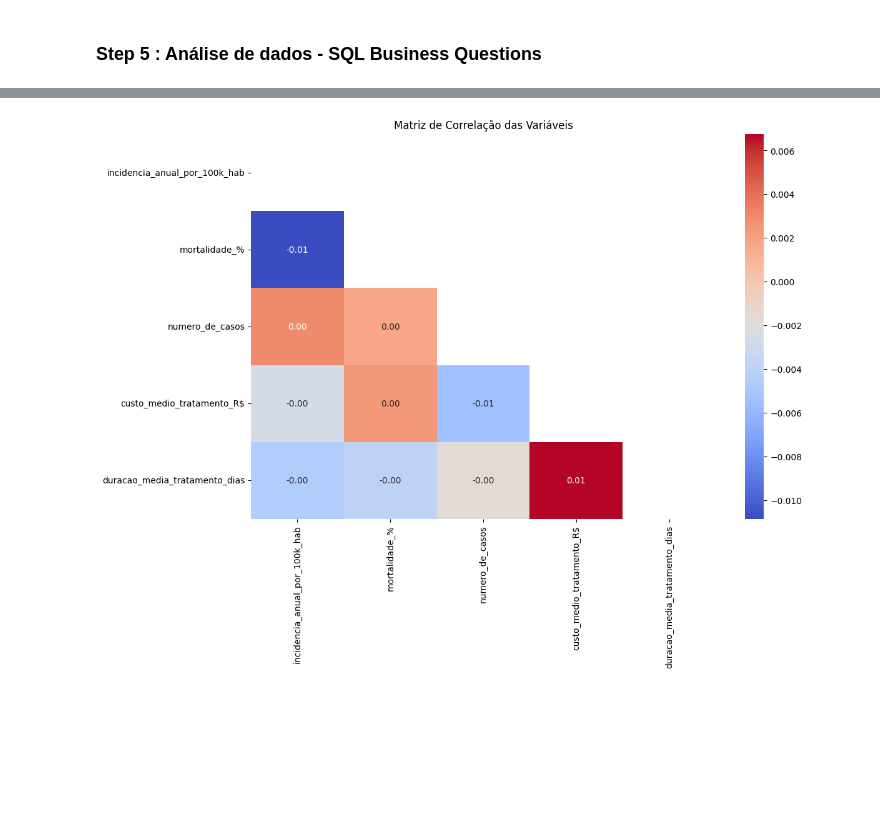
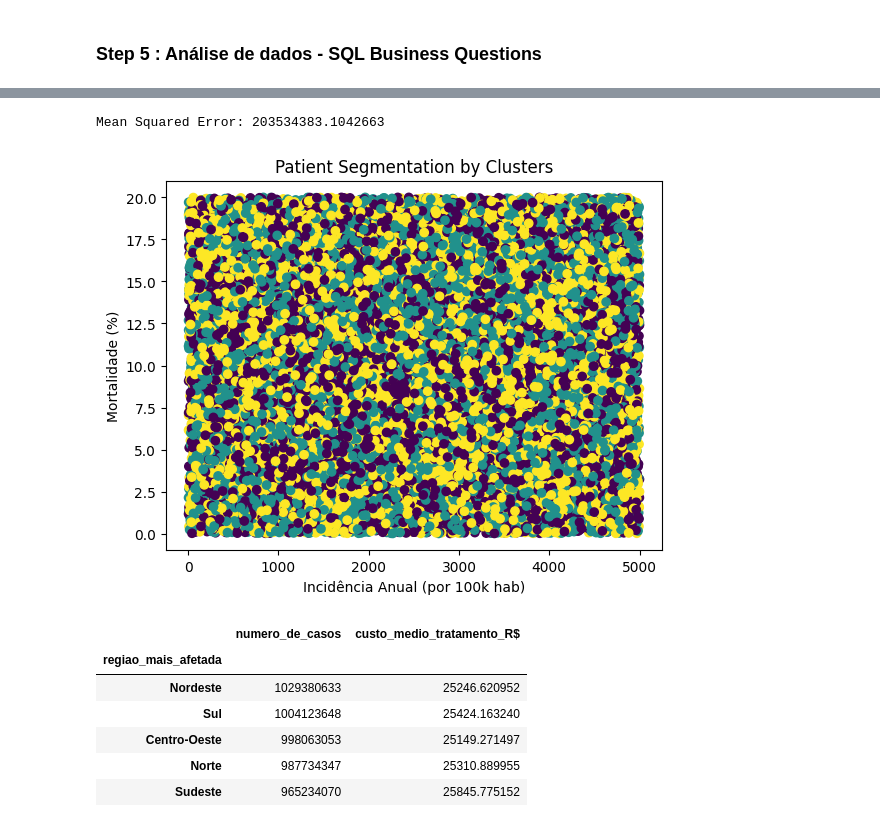
Before and after one commit to Jonathan-Stefan/Projeto_C318_Analise_de_Dados, a Jupyter notebook: app.ipynb, the cells around one changed output, grey strips where cells are left out. Cells and saved outputs as stored; diff of their text form; code cells hidden in the pictures; blank space fills up the shorter version.

```diff
--- a/app.ipynb
+++ b/app.ipynb
@@ -350,20 +368,57 @@ plt.show()
-# %%
-copydata = pd.read_csv('large_doencas_brasil.csv')
-# print(copydata.dtypes)
-
-# Extraindo variáveis numéricas do conjunto de dados
-num_vars = [var for var in copydata.columns if copydata[var].dtype in ['int64', 'float64']]
-
-# Opção para remover linhas com NaN nas variáveis numéricas
-copydata = copydata.dropna(subset=num_vars)
-
-# Calculando a matriz de correlação
-correlation_matrix = copydata[num_vars].corr()
-
-# Criando um gráfico de calor (heatmap) para a matriz de correlação
-plt.figure(figsize=(12, 8))
-sns.heatmap(correlation_matrix, annot=True, fmt=".2f", cmap='coolwarm', mask=np.triu(correlation_matrix))
-plt.title('Matriz de Correlação das Variáveis')
-plt.show()
-# %% [output]
-[figure, removed]
+# %%
+from sklearn.linear_model import LinearRegression
+from sklearn.metrics import mean_squared_error
+
+# Defining features and target for cost prediction
+X = df[['incidencia_anual_por_100k_hab', 'numero_de_casos', 'mortalidade_%']]
+y = df['custo_medio_tratamento_R$']
+
+# Splitting the data
+X_train, X_test, y_train, y_test = train_test_split(X, y, test_size=0.2, random_state=42)
+
+# Creating and training the linear regression model
+model = LinearRegression()
+model.fit(X_train, y_train)
+
+# Predictions and evaluation
+y_pred = model.predict(X_test)
+mse = mean_squared_error(y_test, y_pred)
+print(f'Mean Squared Error: {mse}')
+# %% [output]
+Mean Squared Error: 203534383.1042663
+# %%
+from sklearn.cluster import KMeans
+import matplotlib.pyplot as plt
+
+# Selecting features for clustering
+X_clustering = df[['incidencia_anual_por_100k_hab', 'mortalidade_%', 'numero_de_casos']]
+
+# Applying KMeans
+kmeans = KMeans(n_clusters=3, random_state=42)
+df['Cluster'] = kmeans.fit_predict(X_clustering)
+
+# Visualizing the clusters
+plt.scatter(X_clustering.iloc[:, 0], X_clustering.iloc[:, 1], c=df['Cluster'], cmap='viridis')
+plt.title('Patient Segmentation by Clusters')
+plt.xlabel('Incidência Anual (por 100k hab)')
+plt.ylabel('Mortalidade (%)')
+plt.show()
+# %% [output]
+[figure, added]
+# %%
+# Grouping data by region and calculating total cases and costs
+resource_allocation = df.groupby('regiao_mais_afetada').agg({
+    'numero_de_casos': 'sum',
+    'custo_medio_tratamento_R$': 'mean'
+}).sort_values(by='numero_de_casos', ascending=False)
+
+# Displaying the regions with the highest need for resources
+resource_allocation.head()
+# %% [output]
+|  | numero_de_casos | custo_medio_tratamento_R$ |
+| regiao_mais_afetada |  |  |
+| Nordeste | 1029380633 | 25246.620952 |
+| Sul | 1004123648 | 25424.163240 |
+| Centro-Oeste | 998063053 | 25149.271497 |
+| Norte | 987734347 | 25310.889955 |
+| Sudeste | 965234070 | 25845.775152 |
```
Also changed, not shown: parts of 13 cells of this notebook.
